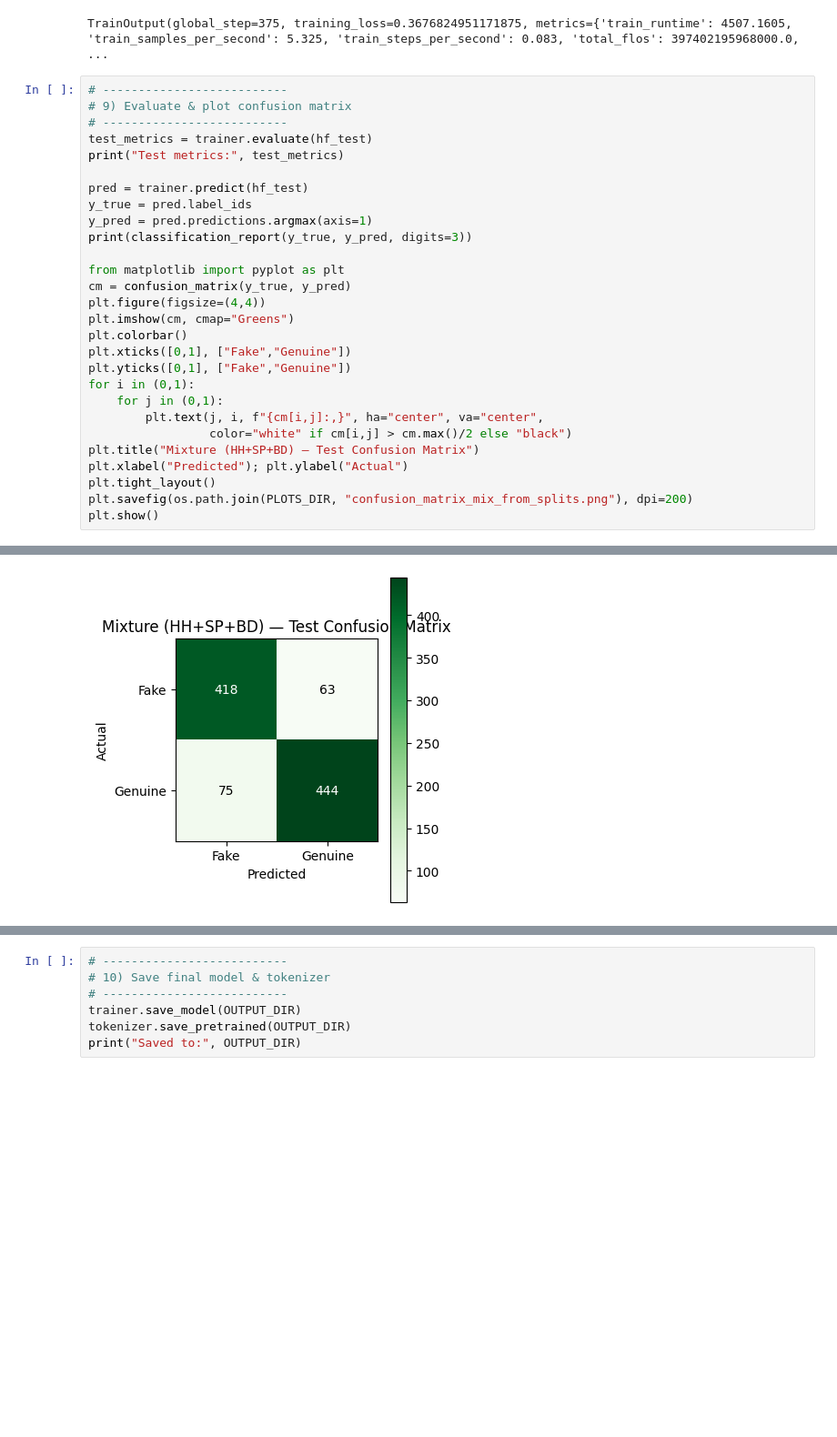
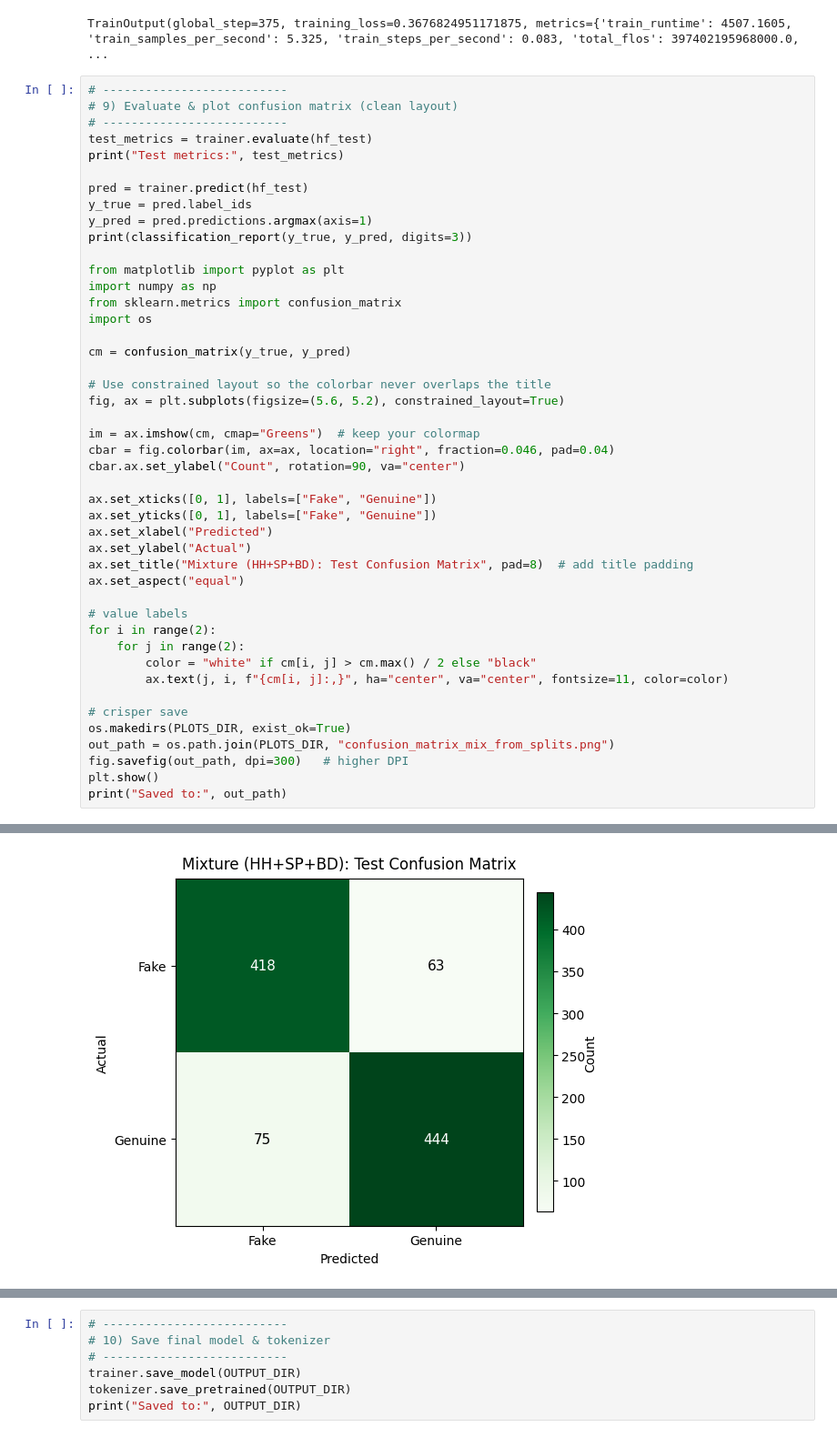
Before and after one commit to elicep01/fake-review-detector, a Jupyter notebook: notebooks/05_distilbert_finetune.ipynb, the cells around one changed output, grey strips where cells are left out. Shown: that part at 91% size. Drawn from its saved outputs; the diff is of its cells as text; blank space fills up the shorter version.

```diff
--- a/notebooks/05_distilbert_finetune.ipynb
+++ b/notebooks/05_distilbert_finetune.ipynb
@@ -396,41 +396,58 @@ trainer.train(resume_from_checkpoint=resume_ckpt)
 TrainOutput(global_step=375, training_loss=0.3676824951171875, metrics={'train_runtime': 4507.1605, 'train_samples_per_second': 5.325, 'train_steps_per_second': 0.083, 'total_flos': 397402195968000.0, ...
 # %%
 # --------------------------
-# 9) Evaluate & plot confusion matrix
+# 9) Evaluate & plot confusion matrix (clean layout)
 # --------------------------
 test_metrics = trainer.evaluate(hf_test)
 print("Test metrics:", test_metrics)
 
 pred = trainer.predict(hf_test)
 y_true = pred.label_ids
 y_pred = pred.predictions.argmax(axis=1)
 print(classification_report(y_true, y_pred, digits=3))
 
 from matplotlib import pyplot as plt
+import numpy as np
+from sklearn.metrics import confusion_matrix
+import os
+
 cm = confusion_matrix(y_true, y_pred)
-plt.figure(figsize=(4,4))
-plt.imshow(cm, cmap="Greens")
-plt.colorbar()
-plt.xticks([0,1], ["Fake","Genuine"])
-plt.yticks([0,1], ["Fake","Genuine"])
-for i in (0,1):
-    for j in (0,1):
-        plt.text(j, i, f"{cm[i,j]:,}", ha="center", va="center",
-                 color="white" if cm[i,j] > cm.max()/2 else "black")
-plt.title("Mixture (HH+SP+BD) — Test Confusion Matrix")
-plt.xlabel("Predicted"); plt.ylabel("Actual")
-plt.tight_layout()
-plt.savefig(os.path.join(PLOTS_DIR, "confusion_matrix_mix_from_splits.png"), dpi=200)
+
+# Use constrained layout so the colorbar never overlaps the title
+fig, ax = plt.subplots(figsize=(5.6, 5.2), constrained_layout=True)
+
+im = ax.imshow(cm, cmap="Greens")  # keep your colormap
+cbar = fig.colorbar(im, ax=ax, location="right", fraction=0.046, pad=0.04)
+cbar.ax.set_ylabel("Count", rotation=90, va="center")
+
+ax.set_xticks([0, 1], labels=["Fake", "Genuine"])
+ax.set_yticks([0, 1], labels=["Fake", "Genuine"])
+ax.set_xlabel("Predicted")
+ax.set_ylabel("Actual")
+ax.set_title("Mixture (HH+SP+BD): Test Confusion Matrix", pad=8)  # add title padding
+ax.set_aspect("equal")
+
+# value labels
+for i in range(2):
+    for j in range(2):
+        color = "white" if cm[i, j] > cm.max() / 2 else "black"
+        ax.text(j, i, f"{cm[i, j]:,}", ha="center", va="center", fontsize=11, color=color)
+
+# crisper save
+os.makedirs(PLOTS_DIR, exist_ok=True)
+out_path = os.path.join(PLOTS_DIR, "confusion_matrix_mix_from_splits.png")
+fig.savefig(out_path, dpi=300)   # higher DPI
 plt.show()
+print("Saved to:", out_path)
 # %% [output]
 [interactive output not drawn]
 Test metrics: {'eval_loss': 0.33244529366493225, 'eval_accuracy': 0.862, 'eval_f1': 0.8620430851255448, 'eval_precision': 0.8623344335489755, 'eval_recall': 0.862, 'eval_f1_fake': 0.8583162217659137,  ...
               precision    recall  f1-score   support
 
            0      0.848     0.869     0.858       481
            1      0.876     0.855     0.865       519
 
     accuracy                          0.862      1000
    macro avg      0.862     0.862     0.862      1000
 weighted avg      0.862     0.862     0.862      1000
-[figure, old version]
+[figure, new version]
```
Also changed, not shown: parts of 1 cell of this notebook.
